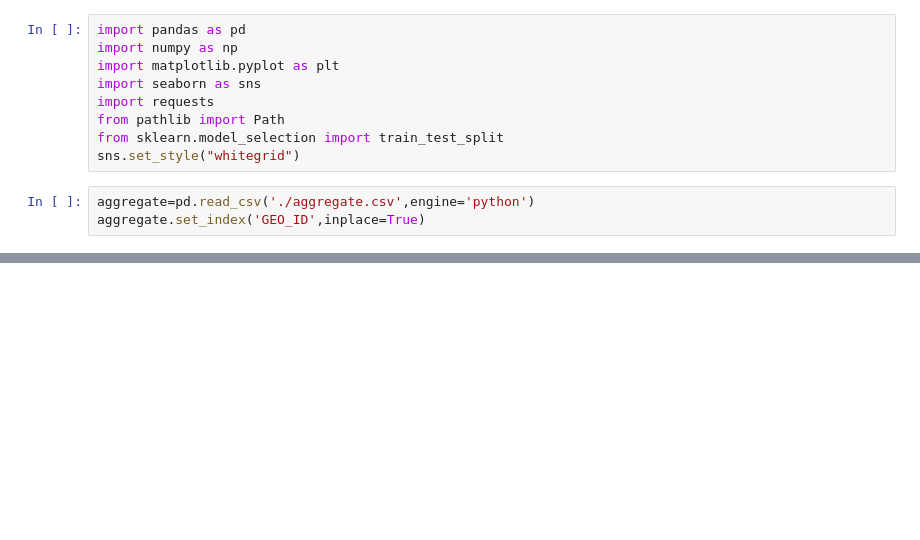
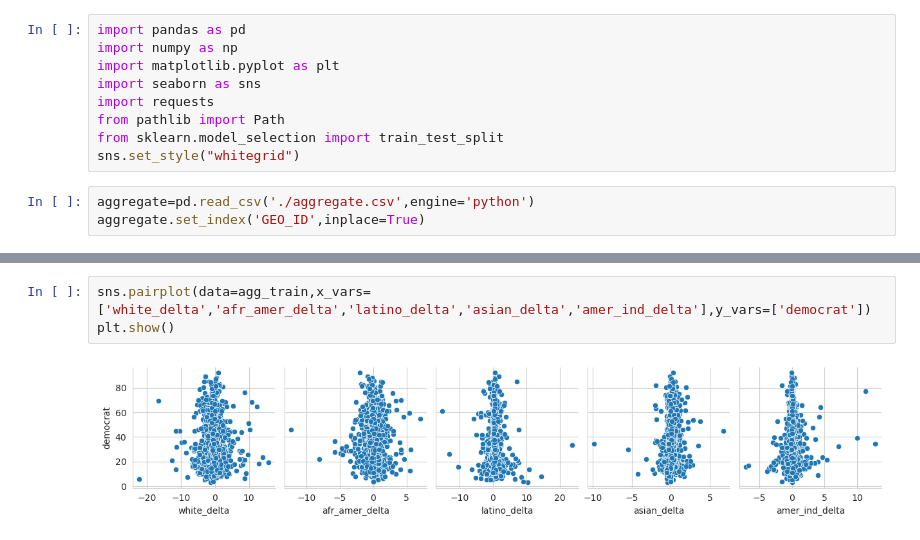
Before and after one commit to srijanrodo/erdos_ds_project, a Jupyter notebook: data_visualization.ipynb, the cells around one changed output, grey strips where cells are left out. Cells and saved outputs as stored; diff of their text form; blank space fills up the shorter version.

```diff
--- a/data_visualization.ipynb
+++ b/data_visualization.ipynb
@@ -43,0 +41,5 @@ plt.show()
+# %%
+sns.pairplot(data=agg_train,x_vars=['white_delta','afr_amer_delta','latino_delta','asian_delta','amer_ind_delta'],y_vars=['democrat'])
+plt.show()
+# %% [output]
+[figure, added]
```
Also changed, not shown: parts of 13 cells of this notebook.
